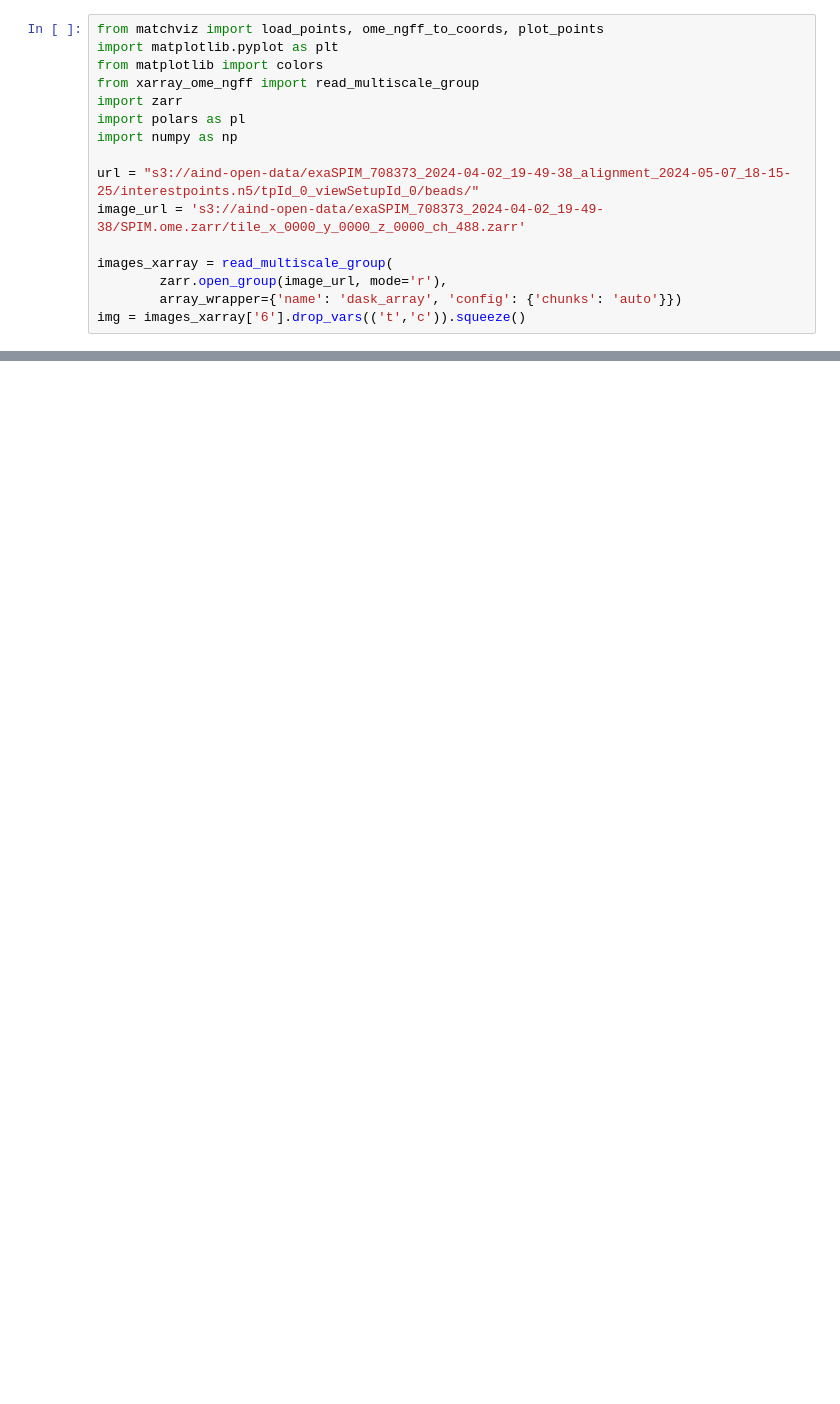
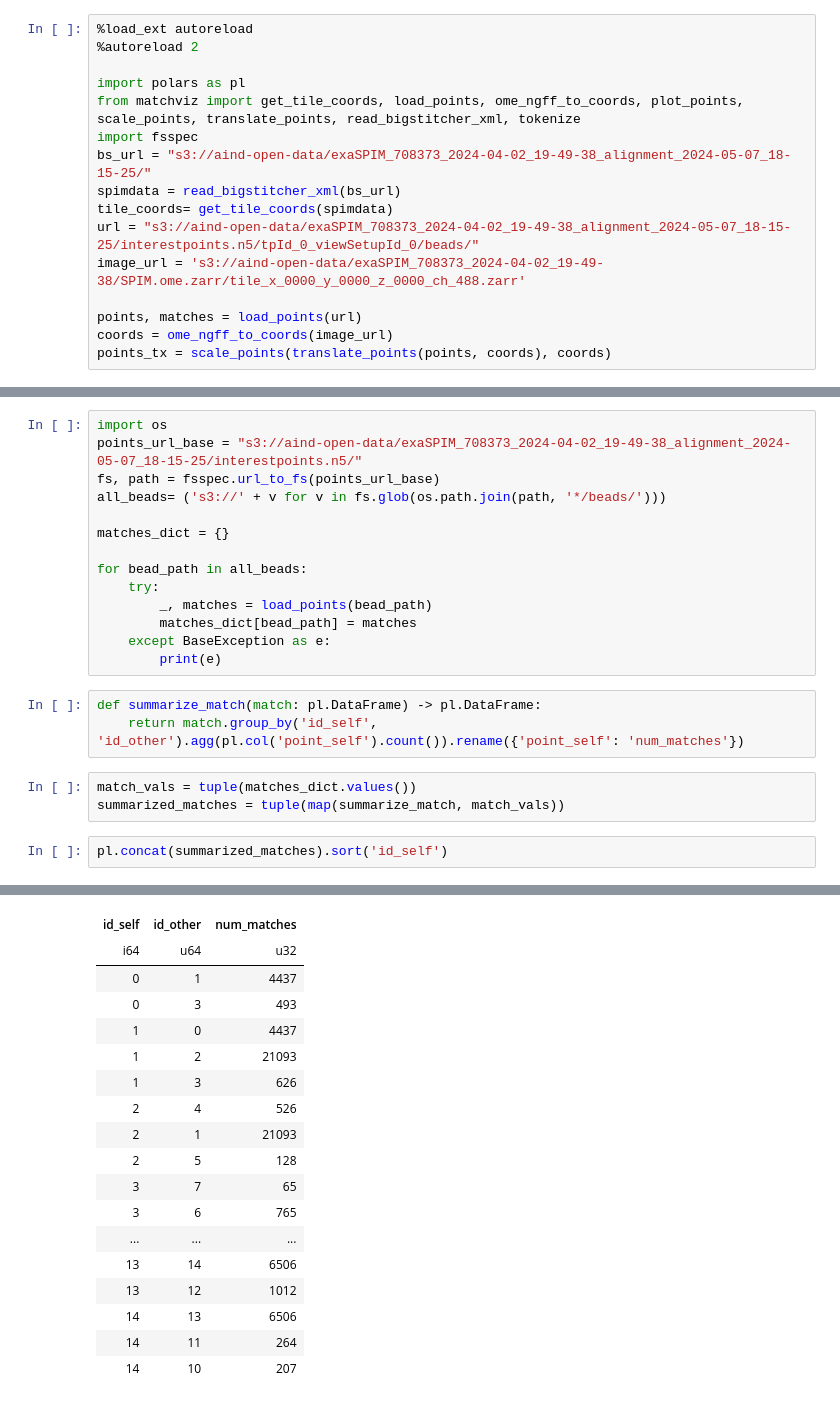
Before and after one commit to d-v-b/matchviz, a Jupyter notebook: src/matchviz/examples/test.ipynb, the cells around one changed output, grey strips where cells are left out. Drawn from its saved outputs; the diff is of its cells as text; blank space fills up the shorter version.

```diff
--- a/src/matchviz/examples/test.ipynb
+++ b/src/matchviz/examples/test.ipynb
@@ -1,16 +1,16 @@
 # %%
-from matchviz import load_points, ome_ngff_to_coords, plot_points
-import matplotlib.pyplot as plt
-from matplotlib import colors
-from xarray_ome_ngff import read_multiscale_group
-import zarr
+%load_ext autoreload
+%autoreload 2
+
 import polars as pl
-import numpy as np
-
+from matchviz import get_tile_coords, load_points, ome_ngff_to_coords, plot_points, scale_points, translate_points, read_bigstitcher_xml, tokenize
+import fsspec
+bs_url = "s3://aind-open-data/exaSPIM_708373_2024-04-02_19-49-38_alignment_2024-05-07_18-15-25/"
+spimdata = read_bigstitcher_xml(bs_url)
+tile_coords= get_tile_coords(spimdata)
 url = "s3://aind-open-data/exaSPIM_708373_2024-04-02_19-49-38_alignment_2024-05-07_18-15-25/interestpoints.n5/tpId_0_viewSetupId_0/beads/"
 image_url = 's3://aind-open-data/exaSPIM_708373_2024-04-02_19-49-38/SPIM.ome.zarr/tile_x_0000_y_0000_z_0000_ch_488.zarr'
 
-images_xarray = read_multiscale_group(
-        zarr.open_group(image_url, mode='r'),
-        array_wrapper={'name': 'dask_array', 'config': {'chunks': 'auto'}})
-img = images_xarray['6'].drop_vars(('t','c')).squeeze()
+points, matches = load_points(url)
+coords = ome_ngff_to_coords(image_url)
+points_tx = scale_points(translate_points(points, coords), coords)
@@ -66,0 +48,23 @@ fig = plot_points(points_df, image_url)
+# %%
+import os
+points_url_base = "s3://aind-open-data/exaSPIM_708373_2024-04-02_19-49-38_alignment_2024-05-07_18-15-25/interestpoints.n5/"
+fs, path = fsspec.url_to_fs(points_url_base)
+all_beads= ('s3://' + v for v in fs.glob(os.path.join(path, '*/beads/')))
+
+matches_dict = {}
+
+for bead_path in all_beads:
+    try:
+        _, matches = load_points(bead_path)
+        matches_dict[bead_path] = matches
+    except BaseException as e:
+        print(e)
+# %%
+def summarize_match(match: pl.DataFrame) -> pl.DataFrame:
+    return match.group_by('id_self', 'id_other').agg(pl.col('point_self').count()).rename({'point_self': 'num_matches'})
+# %%
+match_vals = tuple(matches_dict.values())
+summarized_matches = tuple(map(summarize_match, match_vals))
+# %%
+pl.concat(summarized_matches).sort('id_self')
+# %% [output]
@@ -66,0 +72,18 @@ fig = plot_points(points_df, image_url)
+| id_self | id_other | num_matches |
+| i64 | u64 | u32 |
+| 0 | 1 | 4437 |
+| 0 | 3 | 493 |
+| 1 | 0 | 4437 |
+| 1 | 2 | 21093 |
+| 1 | 3 | 626 |
+| 2 | 4 | 526 |
+| 2 | 1 | 21093 |
+| 2 | 5 | 128 |
+| 3 | 7 | 65 |
+| 3 | 6 | 765 |
+| ... | ... | ... |
+| 13 | 14 | 6506 |
+| 13 | 12 | 1012 |
+| 14 | 13 | 6506 |
+| 14 | 11 | 264 |
+| 14 | 10 | 207 |
```
Also changed, not shown: parts of 11 cells of this notebook, 3 other files.
